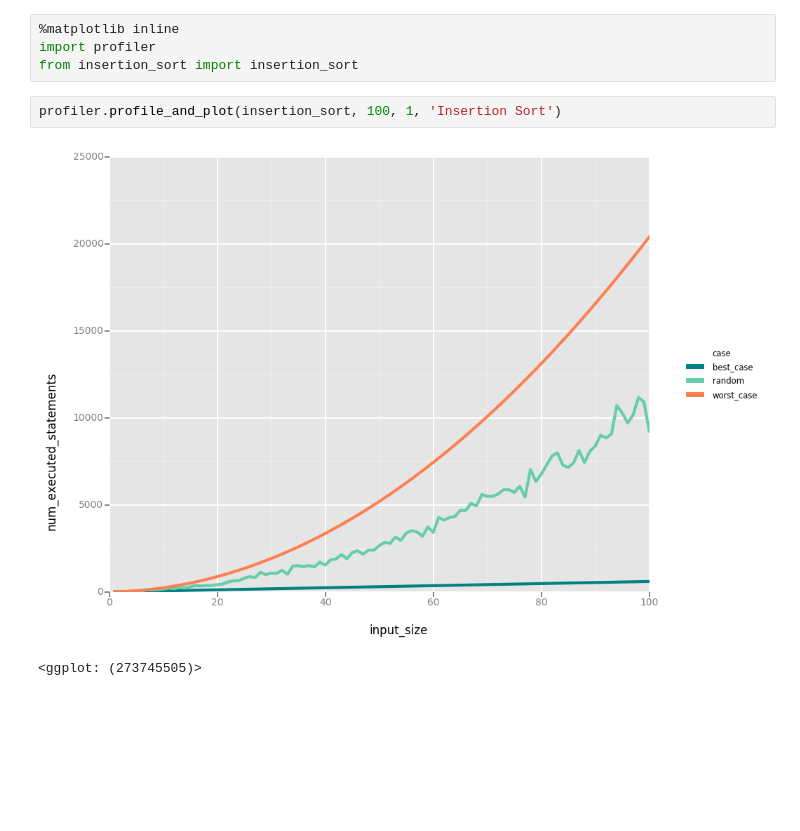
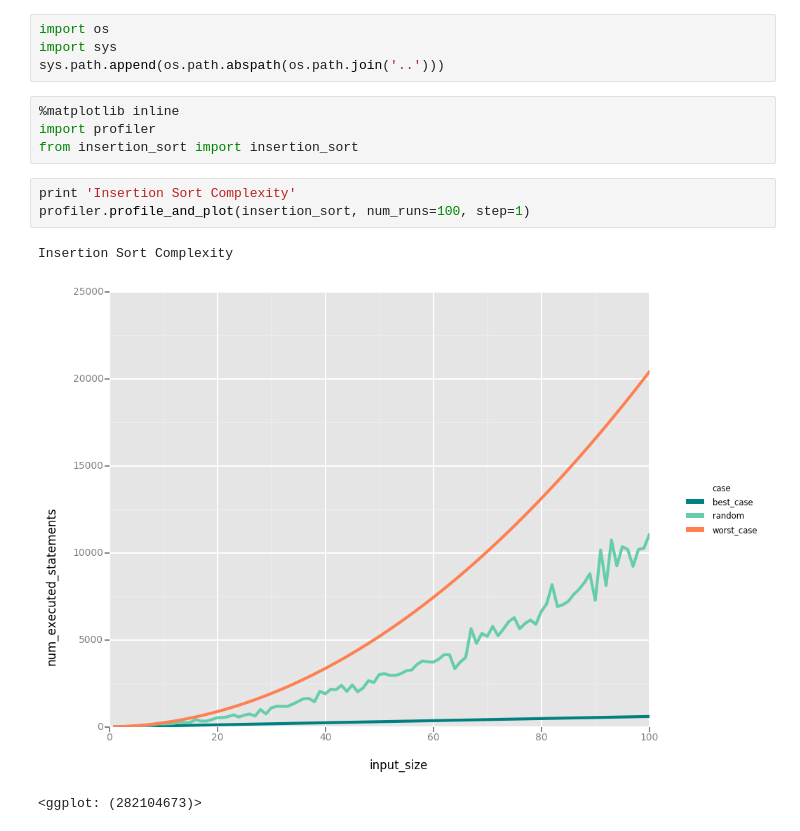
Before and after one commit to jtschoonhoven/algorithms, a Jupyter notebook: examples/insertion_sort.ipynb, the cells around one changed output. Cells and saved outputs as stored; diff of their text form; blank space fills up the shorter version.

Commit message:
fix insertion sort example

```diff
--- a/examples/insertion_sort.ipynb
+++ b/examples/insertion_sort.ipynb
@@ -1,9 +1,15 @@
+# %%
+import os
+import sys
+sys.path.append(os.path.abspath(os.path.join('..')))
 # %%
 %matplotlib inline
 import profiler
 from insertion_sort import insertion_sort
-# %%
-profiler.profile_and_plot(insertion_sort, 100, 1, 'Insertion Sort')
-# %% [output]
-[figure, removed]
-<ggplot: (273745505)>
+# %%
+print 'Insertion Sort Complexity'
+profiler.profile_and_plot(insertion_sort, num_runs=100, step=1)
+# %% [output]
+Insertion Sort Complexity
+[figure, added]
+<ggplot: (282104673)>
```
Also changed, not shown: 1 other file.
